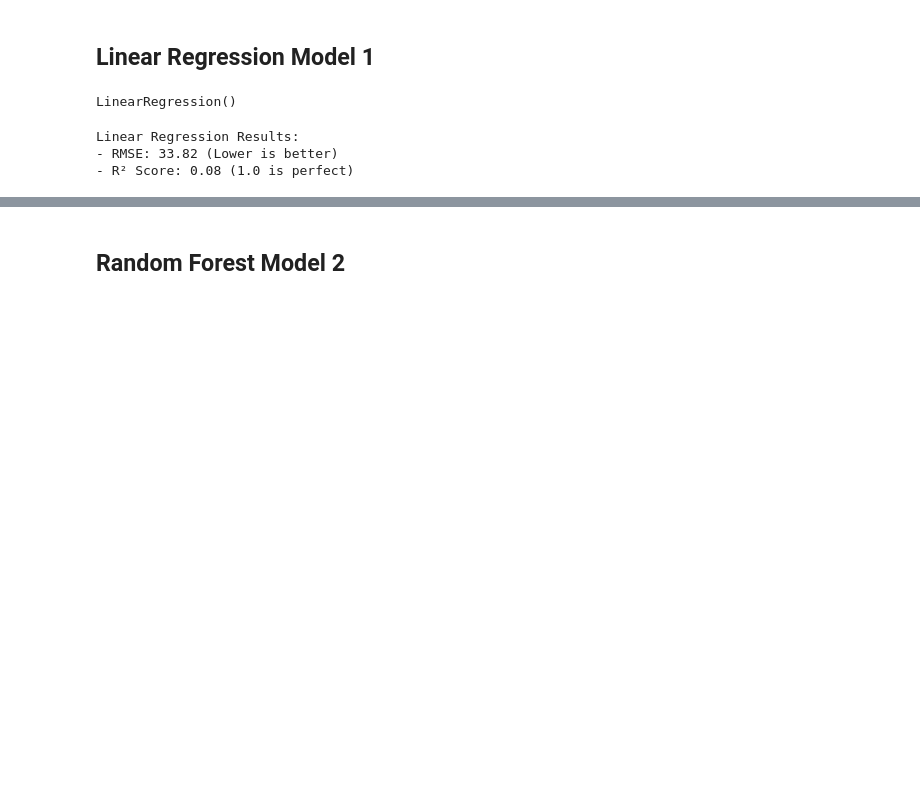
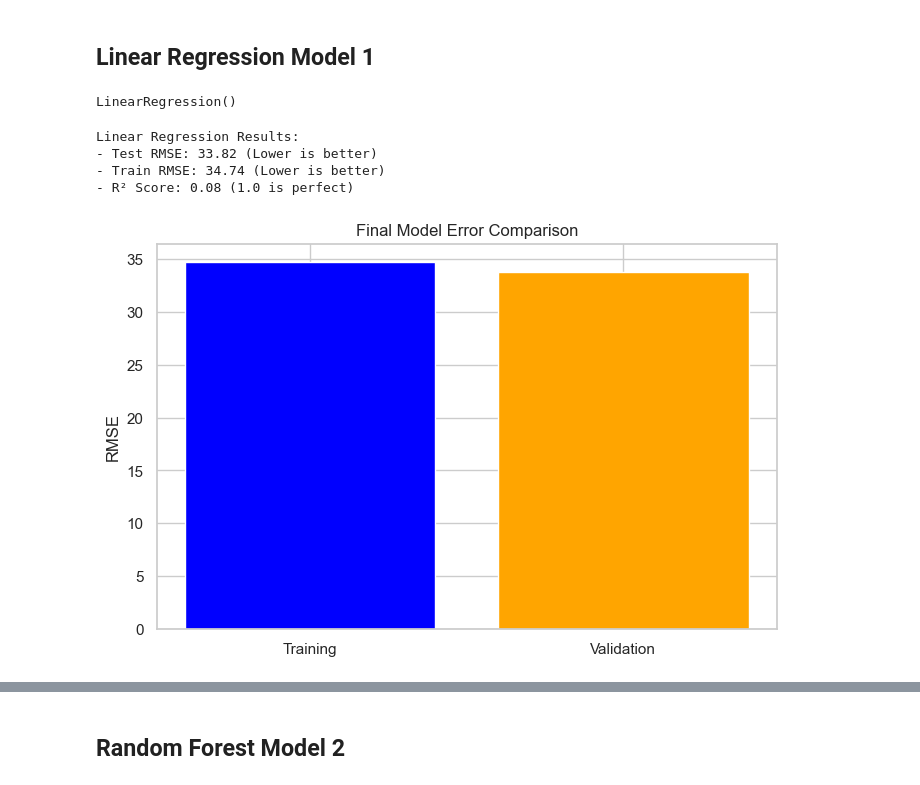
Before and after one commit to mangaorphy/linear_regression_model, a Jupyter notebook: summative/linear_regression/multivariate.ipynb, the cells around one changed output, grey strips where cells are left out. Drawn from its saved outputs; the diff is of its cells as text; code cells hidden in the pictures; blank space fills up the shorter version.

```diff
--- a/summative/linear_regression/multivariate.ipynb
+++ b/summative/linear_regression/multivariate.ipynb
@@ -98,13 +145,26 @@ LinearRegression()
 y_pred = lr_model.predict(X_test_scaled)
 # %%
 #  Evaluate the model
-rmse = np.sqrt(mean_squared_error(y_test, y_pred))
+test_rmse_lr = np.sqrt(mean_squared_error(y_test, y_pred))
+train_rmse = np.sqrt(mean_squared_error(y_train, lr_model.predict(X_train_scaled)))
 r2 = r2_score(y_test, y_pred)
 # %%
 print("Linear Regression Results:")
-print(f"- RMSE: {rmse:.2f} (Lower is better)")
+print(f"- Test RMSE: {test_rmse_lr:.2f} (Lower is better)")
+print(f"- Train RMSE: {train_rmse:.2f} (Lower is better)")
 print(f"- R² Score: {r2:.2f} (1.0 is perfect)")
 # %% [output]
 Linear Regression Results:
-- RMSE: 33.82 (Lower is better)
+- Test RMSE: 33.82 (Lower is better)
+- Train RMSE: 34.74 (Lower is better)
 - R² Score: 0.08 (1.0 is perfect)
+# %%
+# Calculate final losses
+
+plt.figure(figsize=(8, 5))
+plt.bar(['Training', 'Validation'], [train_rmse, test_rmse_lr], color=['blue', 'orange'])
+plt.ylabel('RMSE')
+plt.title('Final Model Error Comparison')
+plt.show()
+# %% [output]
+[figure, added]
```
Also changed, not shown: parts of 21 cells of this notebook, 2 other files.
